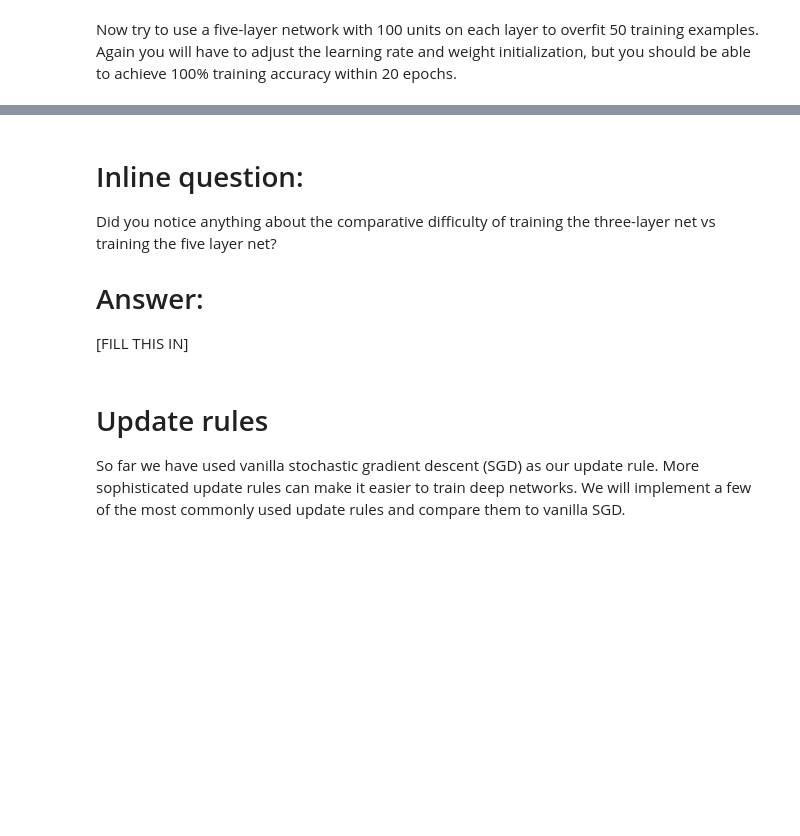
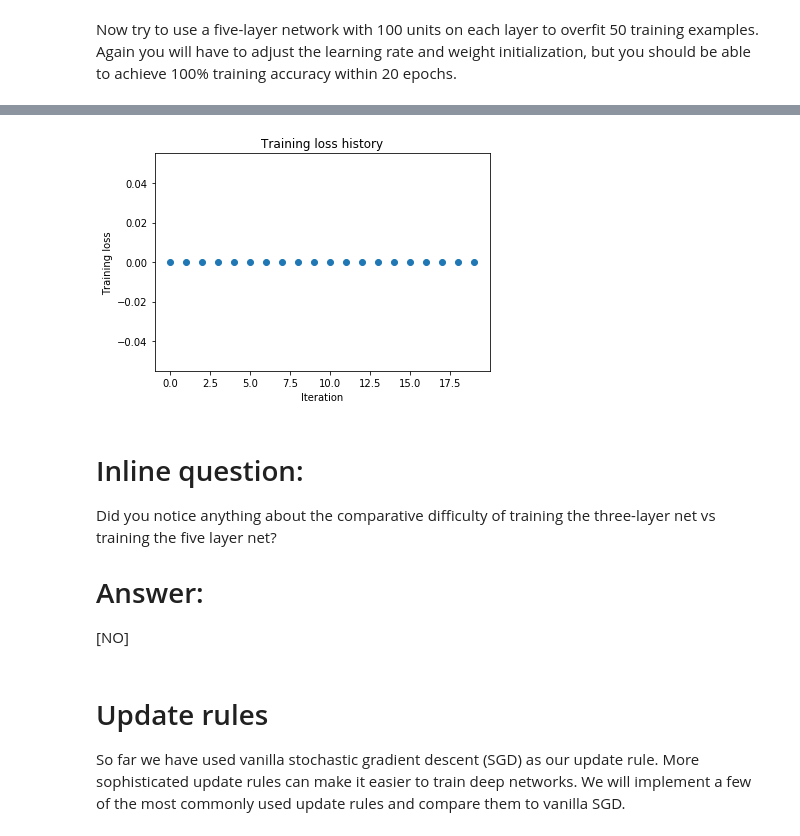
Before and after one commit to Dipeshtamboli/CS231n, a Jupyter notebook: assignment2/FullyConnectedNets.ipynb, the cells around one changed output, grey strips where cells are left out. Drawn from its saved outputs; the diff is of its cells as text; code cells hidden in the pictures; blank space fills up the shorter version.

```diff
--- a/assignment2/FullyConnectedNets.ipynb
+++ b/assignment2/FullyConnectedNets.ipynb
@@ -403,11 +479,12 @@ small_data = {
 }
 
 learning_rate = 1e-3
-weight_scale = 1e-5
+weight_scale = 9e-2
 model = FullyConnectedNet([100, 100, 100, 100],
                 weight_scale=weight_scale, dtype=np.float64)
+
 solver = Solver(model, small_data,
-                print_every=10, num_epochs=20, batch_size=25,
+                print_every=1000, num_epochs=20, batch_size=250,
                 update_rule='sgd',
                 optim_config={
                   'learning_rate': learning_rate,
@@ -420,3 +497,4 @@ plt.title('Training loss history')
 plt.xlabel('Iteration')
 plt.ylabel('Training loss')
 plt.show()
+# %% [output]
@@ -423,9 +518,10 @@ plt.show()
+[figure, added]
 # %% [markdown]
 # Inline question:
 Did you notice anything about the comparative difficulty of training the three-layer net vs training the five layer net?
 
 # Answer:
-[FILL THIS IN]
+[NO]
 # %% [markdown]
 # Update rules
 So far we have used vanilla stochastic gradient descent (SGD) as our update rule. More sophisticated update rules can make it easier to train deep networks. We will implement a few of the most commonly used update rules and compare them to vanilla SGD.
```
Also changed, not shown: parts of 19 cells of this notebook, 4 other files.
